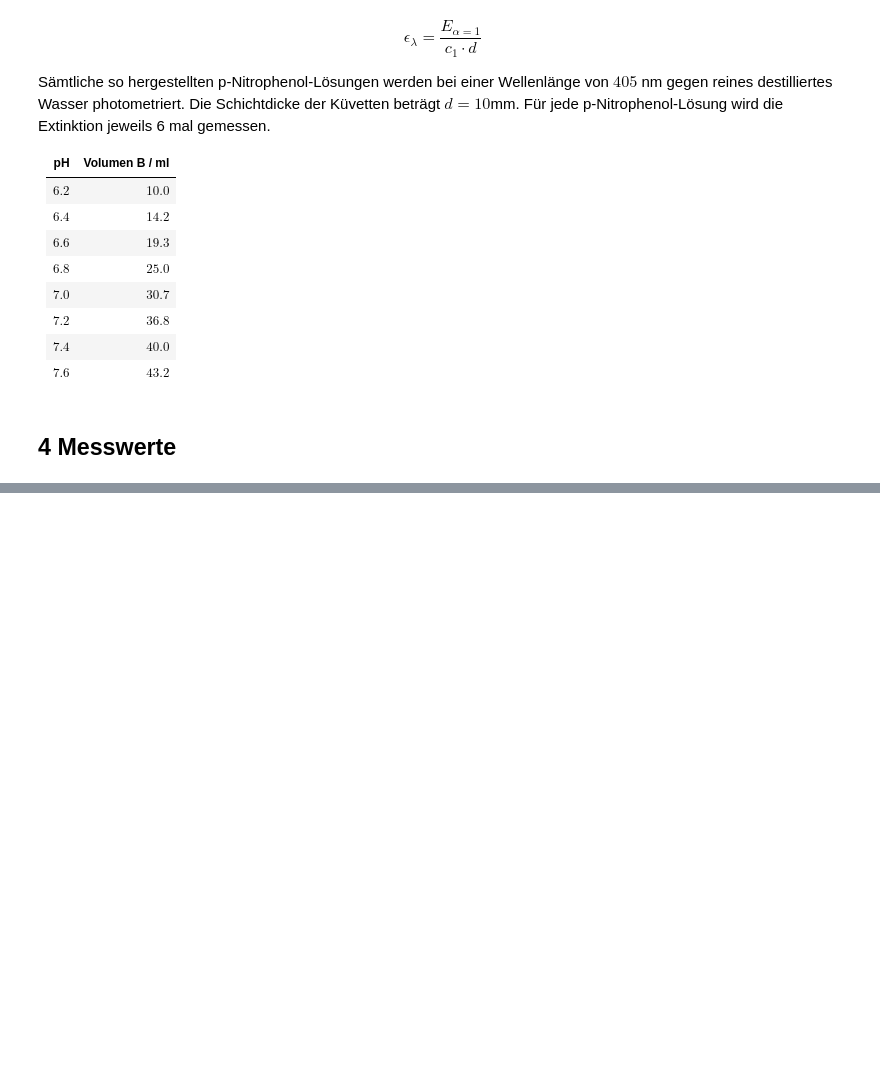
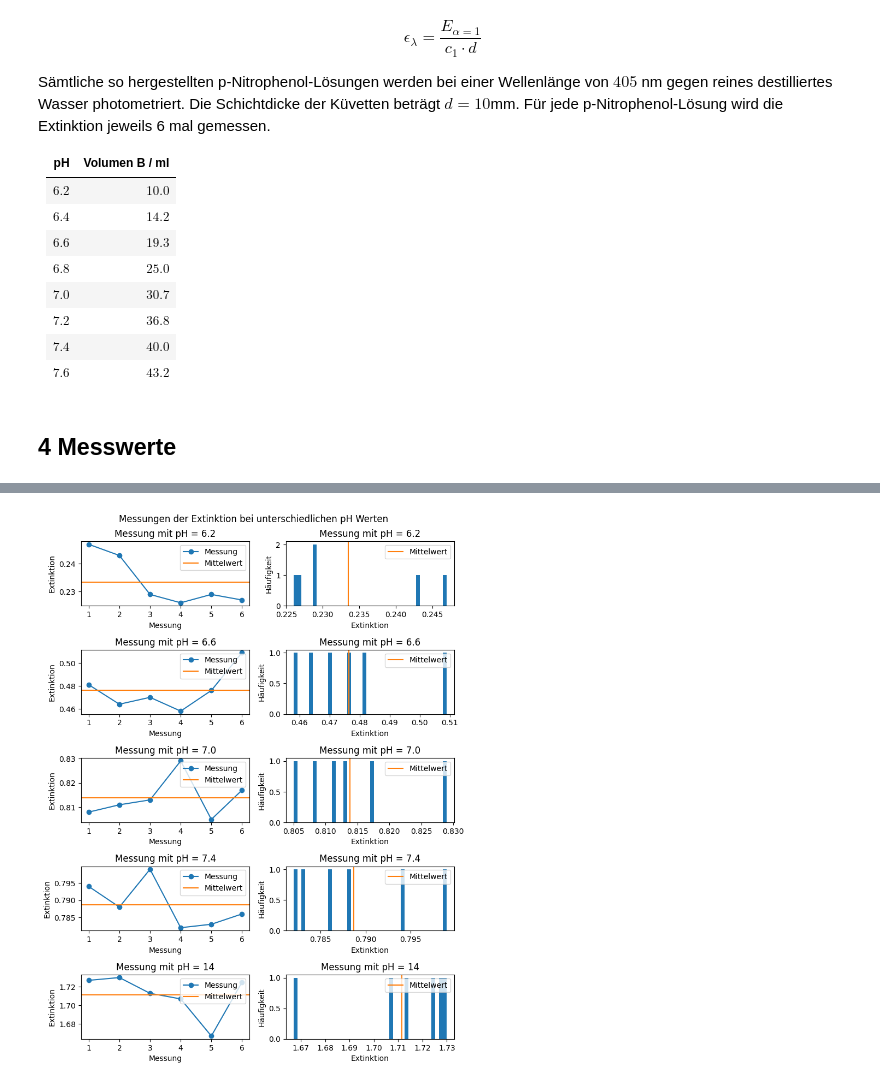
Before and after one commit to HansoTell/Computercafe, a Jupyter notebook: V6J/V6.ipynb, the cells around one changed output, grey strips where cells are left out. Cells and saved outputs as stored; diff of their text form; code cells hidden in the pictures; blank space fills up the shorter version.

```diff
--- a/V6J/V6.ipynb
+++ b/V6J/V6.ipynb
@@ -352,0 +494,92 @@ gemessen.
+# %%
+#Plotting
+
+
+plt.figure(figsize=(figwidth, 1.3*figwidth))
+
+plt.subplot(5,2,1)
+plt.plot(nr_1, E_1,'-o',label='Messung')
+plt.axhline(E_1_mean, color='C1',label='Mittelwert')
+plt.xlabel('Messung')
+plt.ylabel('Extinktion')
+plt.legend(loc='upper right')
+plt.title(f"Messung mit pH = {pH_1}")
+
+plt.subplot(5,2,2)
+plt.hist(E_1,bins=40)
+plt.axvline(E_1_mean, color='C1',label='Mittelwert')
+plt.xlabel('Extinktion')
+plt.ylabel('Häufigkeit')
+plt.legend(loc="upper right")
+plt.title(f"Messung mit pH = {pH_1}")
+
+plt.subplot(5,2,3)
+plt.plot(nr_2, E_2, '-o', label="Messung")
+plt.axhline(E_2_mean, color='C1',label='Mittelwert')
+plt.xlabel('Messung')
+plt.ylabel('Extinktion')
+plt.legend(loc='upper right')
+plt.title(f"Messung mit pH = {pH_2}")
+
+plt.subplot(5,2,4)
+plt.hist(E_2,bins=40)
+plt.axvline(E_2_mean, color='C1',label='Mittelwert')
+plt.xlabel('Extinktion')
+plt.ylabel('Häufigkeit')
+plt.legend(loc="upper right")
+plt.title(f"Messung mit pH = {pH_2}")
+
+plt.subplot(5,2,5)
+plt.plot(nr_3, E_3, '-o', label="Messung")
+plt.axhline(E_3_mean, color='C1',label='Mittelwert')
+plt.xlabel('Messung')
+plt.ylabel('Extinktion')
+plt.legend(loc='upper right')
+plt.title(f"Messung mit pH = {pH_3}")
+
+plt.subplot(5,2,6)
+plt.hist(E_3,bins=40)
+plt.axvline(E_3_mean, color='C1',label='Mittelwert')
+plt.xlabel('Extinktion')
+plt.ylabel('Häufigkeit')
+plt.legend(loc="upper right")
+plt.title(f"Messung mit pH = {pH_3}")
+
+plt.subplot(5,2,7)
+plt.plot(nr_4, E_4, '-o', label="Messung")
+plt.axhline(E_4_mean, color='C1',label='Mittelwert')
+plt.xlabel('Messung')
+plt.ylabel('Extinktion')
+plt.legend(loc='upper right')
+plt.title(f"Messung mit pH = {pH_4}")
+
+plt.subplot(5,2,8)
+plt.hist(E_4,bins=40)
+plt.axvline(E_4_mean, color='C1',label='Mittelwert')
+plt.xlabel('Extinktion')
+plt.ylabel('Häufigkeit')
+plt.legend(loc="upper right")
+plt.title(f"Messung mit pH = {pH_4}")
+
+plt.subplot(5,2,9)
+plt.plot(nr_14, E_14, '-o', label="Messung")
+plt.axhline(E_14_mean, color='C1',label='Mittelwert')
+plt.xlabel('Messung')
+plt.ylabel('Extinktion')
+plt.legend(loc='upper right')
+plt.title("Messung mit pH = 14")
+
+plt.subplot(5,2,10)
+plt.hist(E_14,bins=40)
+plt.axvline(E_14_mean, color='C1',label='Mittelwert')
+plt.xlabel('Extinktion')
+plt.ylabel('Häufigkeit')
+plt.legend(loc="upper right")
+plt.title("Messung mit pH = 14")
+
+
+plt.suptitle("Messungen der Extinktion bei unterschiedlichen pH Werten")
+plt.tight_layout()
+plt.show()
+# %% [output]
+[figure, added]
```
Also changed, not shown: parts of 10 cells of this notebook.
